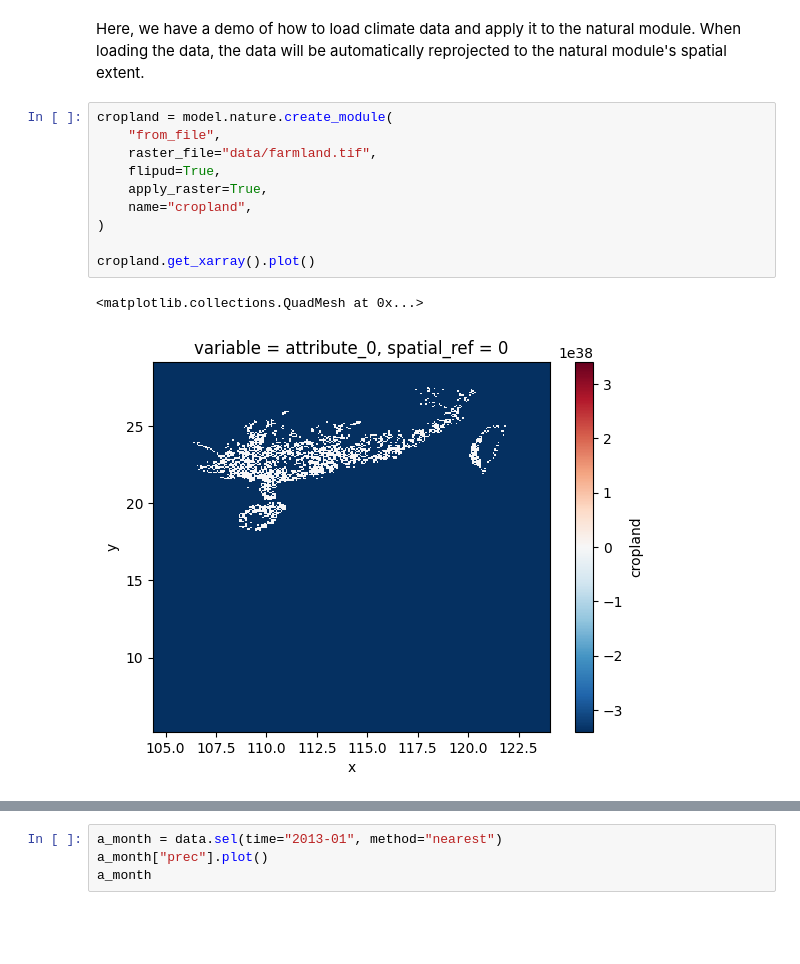
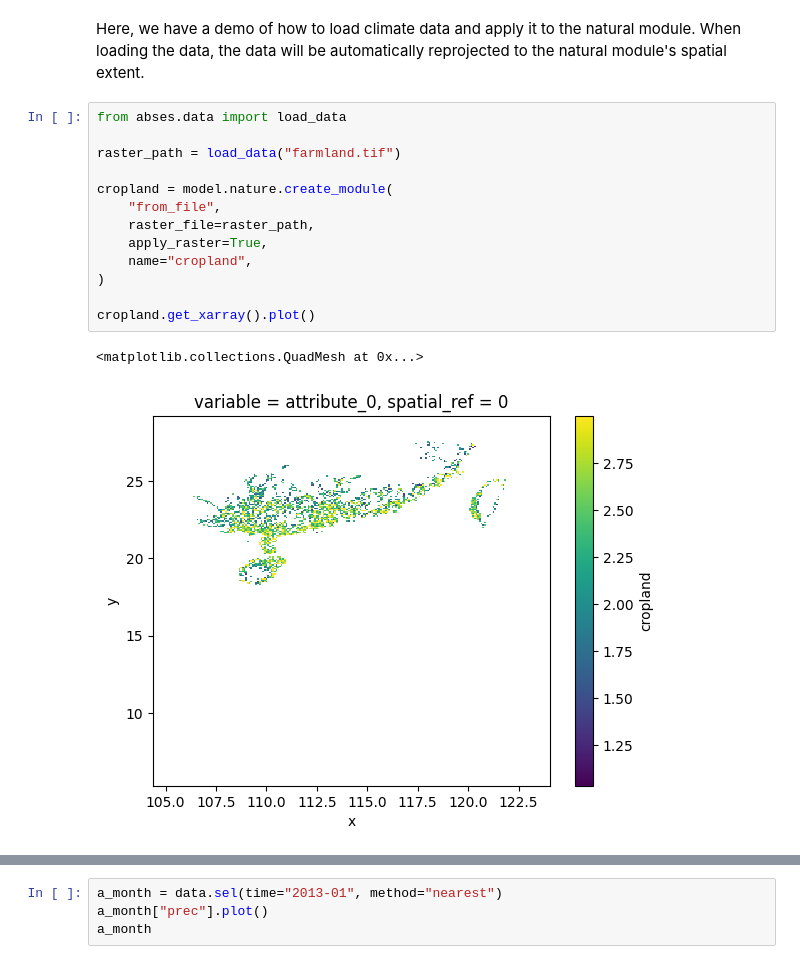
Before and after one commit to SongshGeoLab/ABSESpy, a Jupyter notebook: docs/tutorial/advanced/geodata.ipynb, the cells around one changed output, grey strips where cells are left out. Saved outputs shown, nothing was run; the diff lists cells and outputs as text; blank space fills up the shorter version.

Commit message:
fix(project): :bug: refactored datasets into pkg sources, fixed data not found tests issue

```diff
--- a/docs/tutorial/advanced/geodata.ipynb
+++ b/docs/tutorial/advanced/geodata.ipynb
@@ -110,16 +110,19 @@ note: edge effect may exists when re-projecting the raster.
 # %% [markdown]
 Here, we have a demo of how to load climate data and apply it to the natural module. When loading the data, the data will be automatically reprojected to the natural module's spatial extent.
 # %%
+from abses.data import load_data
+
+raster_path = load_data("farmland.tif")
+
 cropland = model.nature.create_module(
     "from_file",
-    raster_file="data/farmland.tif",
-    flipud=True,
+    raster_file=raster_path,
     apply_raster=True,
     name="cropland",
 )
 
 cropland.get_xarray().plot()
 # %% [output]
 <matplotlib.collections.QuadMesh at 0x...>
-[figure, old version]
+[figure, new version]
 # %%
```
Also changed, not shown: parts of 8 cells of this notebook, 10 other files.
